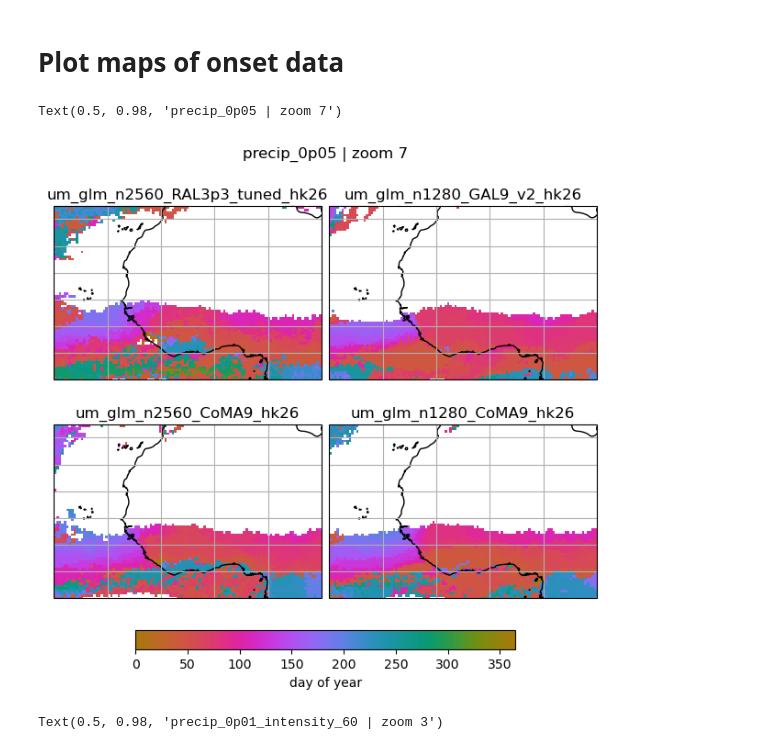
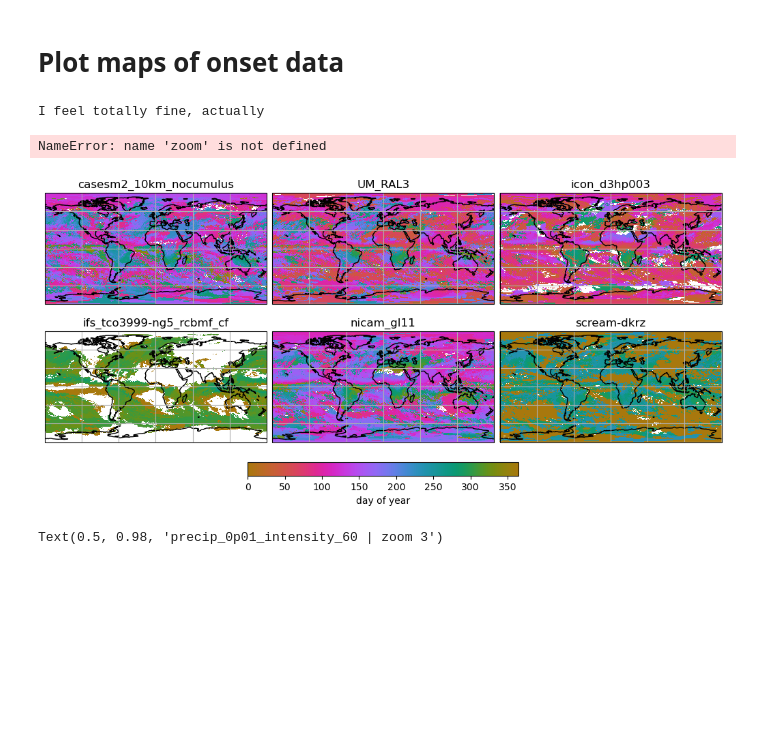
Before and after one commit to fran-morris-research/hackathon-monsoons, a Jupyter notebook: onset_identification/onset_period_visualisation.ipynb, the cells around one changed output. Drawn from its saved outputs; the diff is of its cells as text; code cells hidden in the pictures; blank space fills up the shorter version.

Commit message:
visualising onset #33

```diff
--- a/onset_identification/onset_period_visualisation.ipynb
+++ b/onset_identification/onset_period_visualisation.ipynb
@@ -60,7 +59,7 @@ ds = sim_cat(zoom=4, time='PT1H').to_dask().pipe(hp_mods)
  'um_glm_n2560_RAL3p3',
  'um_glm_n2560_RAL3p3_tuned_hk26']
 # %%
-sim = "icon_d3hp003"
+sim = "ifs_tco3999-ng5_rcbmf_cf"
 sim_cat = cat[sim]
 # ds = sim_cat(time="PT6H").to_dask()
 # %%
@@ -223,12 +203,16 @@ for cell_ix in [0]:
     ax2.plot(pp.time, grd, "--", color=color)
 # %% [markdown]
 # Plot maps of onset data
+# %%
+print("I feel totally fine, actually")
+# %% [output]
+I feel totally fine, actually
 # %%
 
 
 
 
-def plot_first_day(ax, sim, extent=None, period_ix=0, thresholds="nofilter"):
+def plot_first_day(ax, sim, extent=None, zoom=7, period_ix=0, thresholds="nofilter"):
     if extent:
         ax.set_extent(extent)
     else:
@@ -240,6 +224,9 @@ def plot_first_day(ax, sim, extent=None, period_ix=0, thresholds="nofilter"):
     )
     m = da.plot(cmap=cmo.cm.phase, vmin=0, vmax=365, ax=ax, add_colorbar=False)
     ax.set_title(sim)
+    if "hk26" in sim:
+        if "RAL3" in sim:
+            ax.set_title("UM_RAL3")
     ax.coastlines()
     ax.gridlines()
     return ax, m
@@ -285,63 +272,84 @@ top=30
 # figsize=(6,6)
 
 #Globe
-# left=-180
-# right=180
-# bottom=-90
-# top=90
-# figsize=None
+left=-180
+right=180
+bottom=-90
+top=90
+figsize=(10,5)
 
-zoom = 7
-thresholds="precip_0p05"
+thresholds=""
 
 projection = ccrs.PlateCarree()
 fig, axes = plt.subplots(
     2,
-    2,
+    3,
     # height_ratios=[1] * len(zooms) + [0.1],
     figsize=figsize,
     subplot_kw={"projection": projection},
     layout="constrained",
 )
 
+# ax, m = plot_first_day(
+#     axes[0, 0],
+#     "IR_IMERG",
+#     [left, right, bottom, top],
+#     thresholds=thresholds,
+#     zoom=9
+# )
+
 ax, m = plot_first_day(
-    axes[0, 0],
+    axes[0, 1],
     "um_glm_n2560_RAL3p3_tuned_hk26",
     [left, right, bottom, top],
     thresholds=thresholds,
 )
+
 ax, m = plot_first_day(
-    axes[0, 1],
-    "um_glm_n1280_GAL9_v2_hk26",
+    axes[0, 2],
+    "icon_d3hp003",
+    [left, right, bottom, top],
+    thresholds=thresholds,
+)
+ax, m = plot_first_day(
+    axes[0, 0],
+    "casesm2_10km_nocumulus",
     [left, right, bottom, top],
     thresholds=thresholds,
 )
 ax, m = plot_first_day(
     axes[1, 0],
-    "um_glm_n2560_CoMA9_hk26",
+    "ifs_tco3999-ng5_rcbmf_cf",
+    [left, right, bottom, top],
+    thresholds=thresholds,
+)
+
+ax, m = plot_first_day(
+    axes[1, 1],
+    "nicam_gl11",
     [left, right, bottom, top],
     thresholds=thresholds,
 )
 ax, m = plot_first_day(
-    axes[1, 1],
-    "um_glm_n1280_CoMA9_hk26",
+    axes[1, 2],
+    "scream-dkrz",
     [left, right, bottom, top],
     thresholds=thresholds,
 )
 
 fig.colorbar(
     m,
     ax=axes.ravel().tolist(),
     orientation="horizontal",
     fraction=0.05,
     pad=0.07,
     shrink=0.7,
     label="day of year",
 )
 fig.suptitle(f"{thresholds} | zoom {zoom}")
 # %% [output]
-Text(0.5, 0.98, 'precip_0p05 | zoom 7')
+NameError: name 'zoom' is not defined
-[figure, old version]
+[figure, new version]
 # %%
 
 
```
Also changed, not shown: parts of 9 cells of this notebook, 2 other files.
